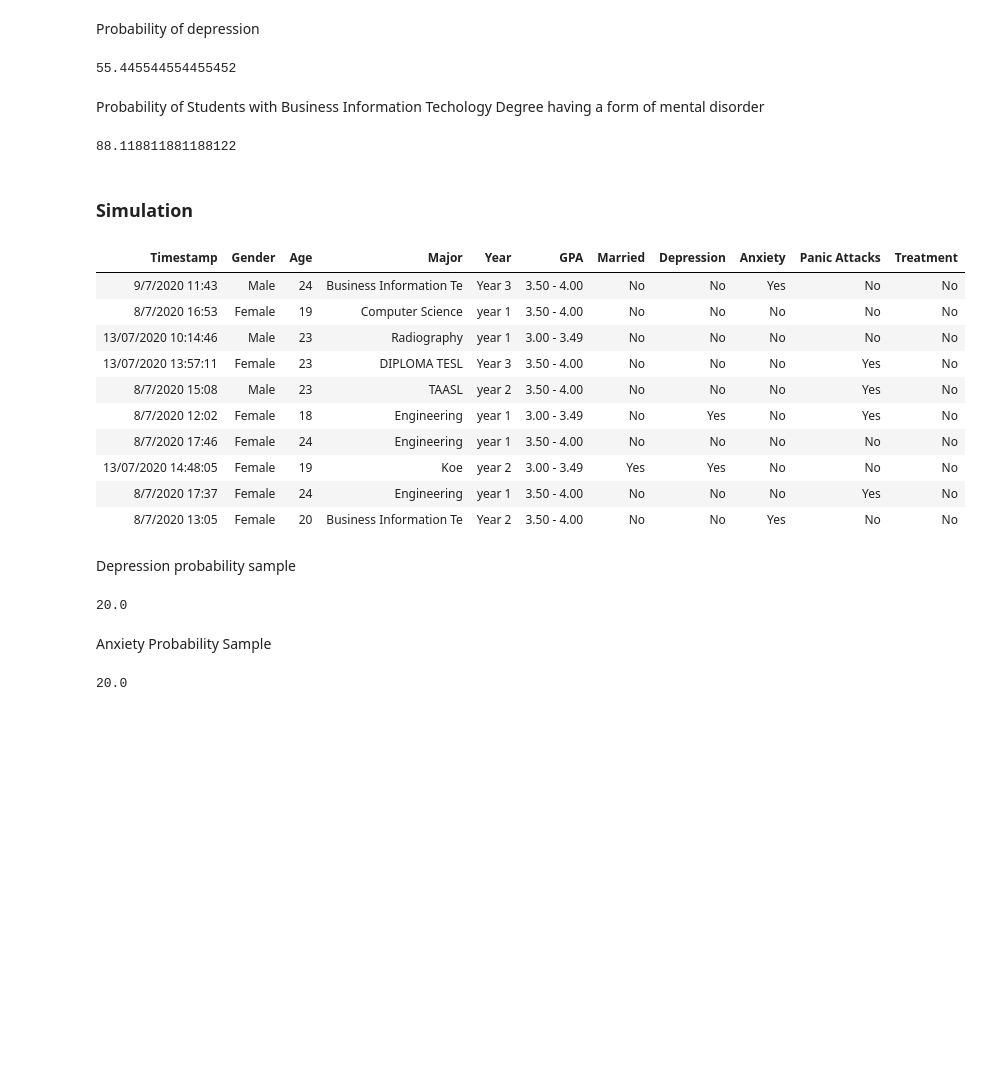
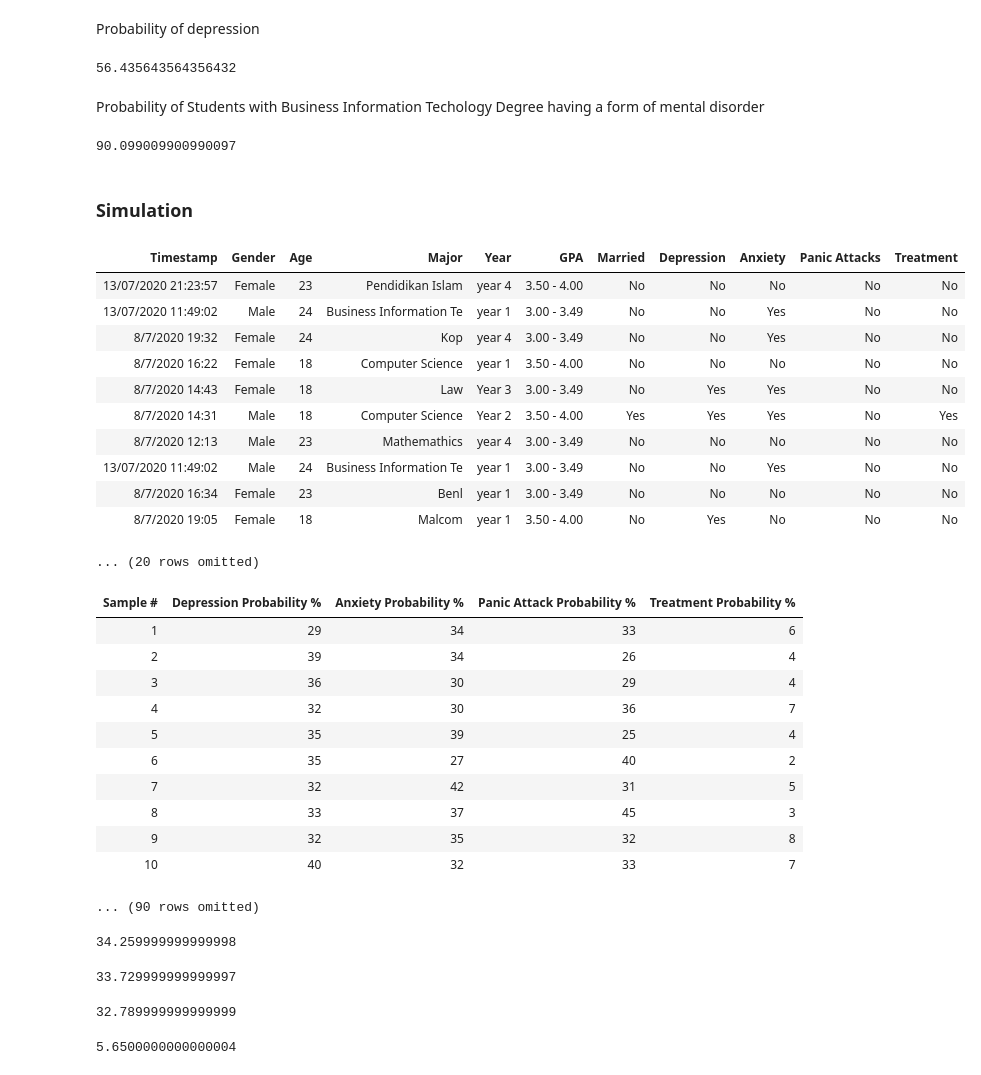
Before and after one commit to daveyloder/Temple-Code, a Jupyter notebook: SCTC 1013/Group Project/StudentHealth.ipynb, the cells around one changed output. Saved outputs shown, nothing was run; the diff lists cells and outputs as text; code cells hidden in the pictures; blank space fills up the shorter version.

```diff
--- a/SCTC 1013/Group Project/StudentHealth.ipynb
+++ b/SCTC 1013/Group Project/StudentHealth.ipynb
@@ -74,7 +74,7 @@ relabel(students,"Major","koe","Koe")
 ## relabel(students,"GPA","0 - 1.99","1")
 ## relabel(students,"GPA","2.00 - 2.49","2")
 ## relabel(students,"GPA","2.50 - 2.99","3")
-students.sort("Timestamp").show()
+students.sort("Timestamp")
 # %% [output]
 | Timestamp | Gender | Age | Major | Year | GPA | Married | Depression | Anxiety | Panic Attacks | Treatment |
 | 13/07/2020 10:07:32 | Female | 19 | Biotechnology | Year 3 | 0 - 1.99 | No | No | No | No | No |
@@ -430,7 +425,7 @@ simulated_num_disorder = yes/num_observations
 simulated_num_disorder = 100*(simulated_num_disorder)
 simulated_num_disorder
 # %% [output]
-55.445544554455452
+56.435643564356432
 # %% [markdown]
 Probability of Students with Business Information Techology Degree having a form of mental disorder
 # %%
@@ -457,33 +452,22 @@ simulated_num_disorder = yes/num_observations
 simulated_num_disorder = 100*(simulated_num_disorder)
 simulated_num_disorder
 # %% [output]
-88.118811881188122
+90.099009900990097
 # %% [markdown]
 ### Simulation
 # %%
-student_sample = students.sample(10)
+student_sample = students.sample(30)
 student_sample
 # %% [output]
 | Timestamp | Gender | Age | Major | Year | GPA | Married | Depression | Anxiety | Panic Attacks | Treatment |
-| 9/7/2020 11:43 | Male | 24 | Business Information Te | Year 3 | 3.50 - 4.00 | No | No | Yes | No | No |
-| 8/7/2020 16:53 | Female | 19 | Computer Science | year 1 | 3.50 - 4.00 | No | No | No | No | No |
-| 13/07/2020 10:14:46 | Male | 23 | Radiography | year 1 | 3.00 - 3.49 | No | No | No | No | No |
-| 13/07/2020 13:57:11 | Female | 23 | DIPLOMA TESL | Year 3 | 3.50 - 4.00 | No | No | No | Yes | No |
-| 8/7/2020 15:08 | Male | 23 | TAASL | year 2 | 3.50 - 4.00 | No | No | No | Yes | No |
-| 8/7/2020 12:02 | Female | 18 | Engineering | year 1 | 3.00 - 3.49 | No | Yes | No | Yes | No |
-| 8/7/2020 17:46 | Female | 24 | Engineering | year 1 | 3.50 - 4.00 | No | No | No | No | No |
-| 13/07/2020 14:48:05 | Female | 19 | Koe | year 2 | 3.00 - 3.49 | Yes | Yes | No | No | No |
-| 8/7/2020 17:37 | Female | 24 | Engineering | year 1 | 3.50 - 4.00 | No | No | No | Yes | No |
-| 8/7/2020 13:05 | Female | 20 | Business Information Te | Year 2 | 3.50 - 4.00 | No | No | Yes | No | No |
+| 13/07/2020 21:23:57 | Female | 23 | Pendidikan Islam | year 4 | 3.50 - 4.00 | No | No | No | No | No |
+| 13/07/2020 11:49:02 | Male | 24 | Business Information Te | year 1 | 3.00 - 3.49 | No | No | Yes | No | No |
+| 8/7/2020 19:32 | Female | 24 | Kop | year 4 | 3.00 - 3.49 | No | No | Yes | No | No |
+| 8/7/2020 16:22 | Female | 18 | Computer Science | year 1 | 3.50 - 4.00 | No | No | No | No | No |
+| 8/7/2020 14:43 | Female | 18 | Law | Year 3 | 3.00 - 3.49 | No | Yes | Yes | No | No |
+| 8/7/2020 14:31 | Male | 18 | Computer Science | Year 2 | 3.50 - 4.00 | Yes | Yes | Yes | No | Yes |
+| 8/7/2020 12:13 | Male | 23 | Mathemathics | year 4 | 3.00 - 3.49 | No | No | No | No | No |
+| 13/07/2020 11:49:02 | Male | 24 | Business Information Te | year 1 | 3.00 - 3.49 | No | No | Yes | No | No |
+| 8/7/2020 16:34 | Female | 23 | Benl | year 1 | 3.00 - 3.49 | No | No | No | No | No |
+| 8/7/2020 19:05 | Female | 18 | Malcom | year 1 | 3.50 - 4.00 | No | Yes | No | No | No |
+... (20 rows omitted)
-# %% [markdown]
-Depression probability sample
-# %%
-100*(sum(student_sample.where("Depression", are.equal_to("Yes")).group("Major").column("count"))/sum(student_sample.group("Major").column("count")))
-# %% [output]
-20.0
-# %% [markdown]
-Anxiety Probability Sample
-# %%
-100*(sum(student_sample.where("Anxiety", are.equal_to("Yes")).group("Major").column("count"))/sum(student_sample.group("Major").column("count")))
-# %% [output]
-20.0
@@ -489,0 +495,32 @@ Anxiety Probability Sample
+# %%
+sample_table_all = probability_table(students, 100)
+sample_table_all
+# %% [output]
+| Sample # | Depression Probability % | Anxiety Probability % | Panic Attack Probability % | Treatment Probability % |
+| 1 | 29 | 34 | 33 | 6 |
+| 2 | 39 | 34 | 26 | 4 |
+| 3 | 36 | 30 | 29 | 4 |
+| 4 | 32 | 30 | 36 | 7 |
+| 5 | 35 | 39 | 25 | 4 |
+| 6 | 35 | 27 | 40 | 2 |
+| 7 | 32 | 42 | 31 | 5 |
+| 8 | 33 | 37 | 45 | 3 |
+| 9 | 32 | 35 | 32 | 8 |
+| 10 | 40 | 32 | 33 | 7 |
+... (90 rows omitted)
+# %%
+np.mean(sample_table_all.column("Depression Probability %"))
+# %% [output]
+34.259999999999998
+# %%
+np.mean(sample_table_all.column("Anxiety Probability %"))
+# %% [output]
+33.729999999999997
+# %%
+np.mean(sample_table_all.column("Panic Attack Probability %"))
+# %% [output]
+32.789999999999999
+# %%
+np.mean(sample_table_all.column("Treatment Probability %"))
+# %% [output]
+5.6500000000000004
```
Also changed, not shown: parts of 6 cells of this notebook.
